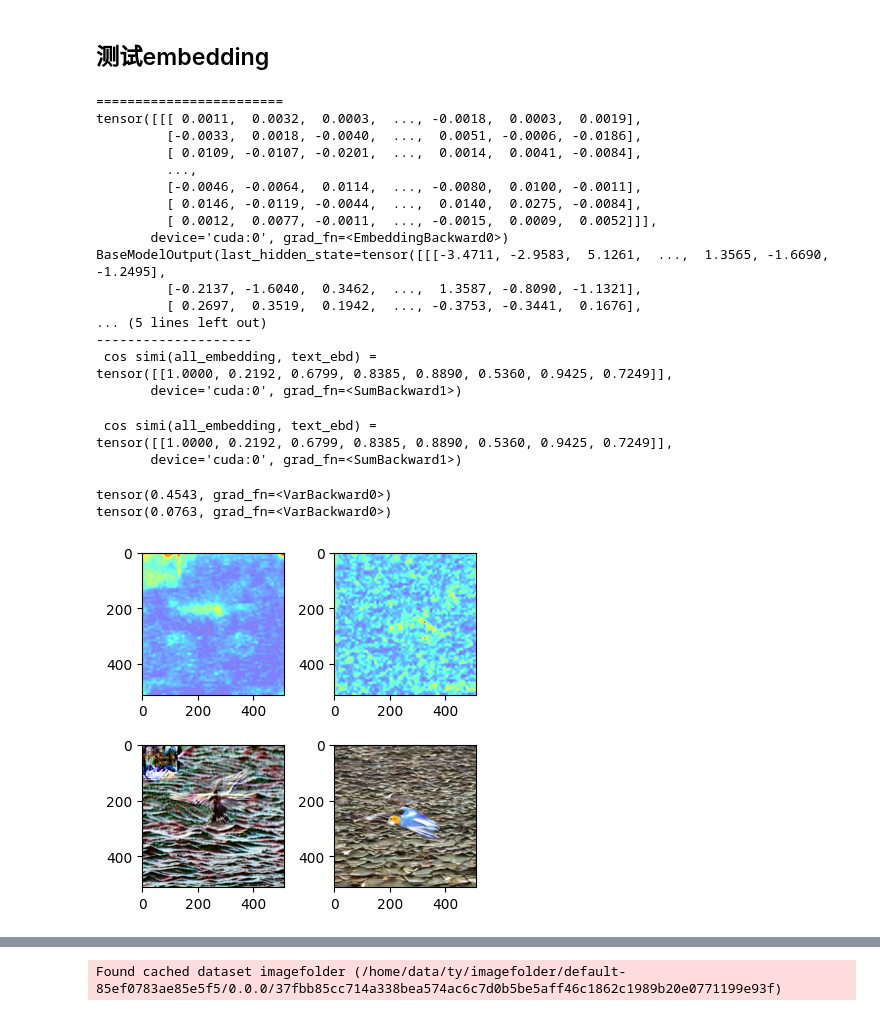
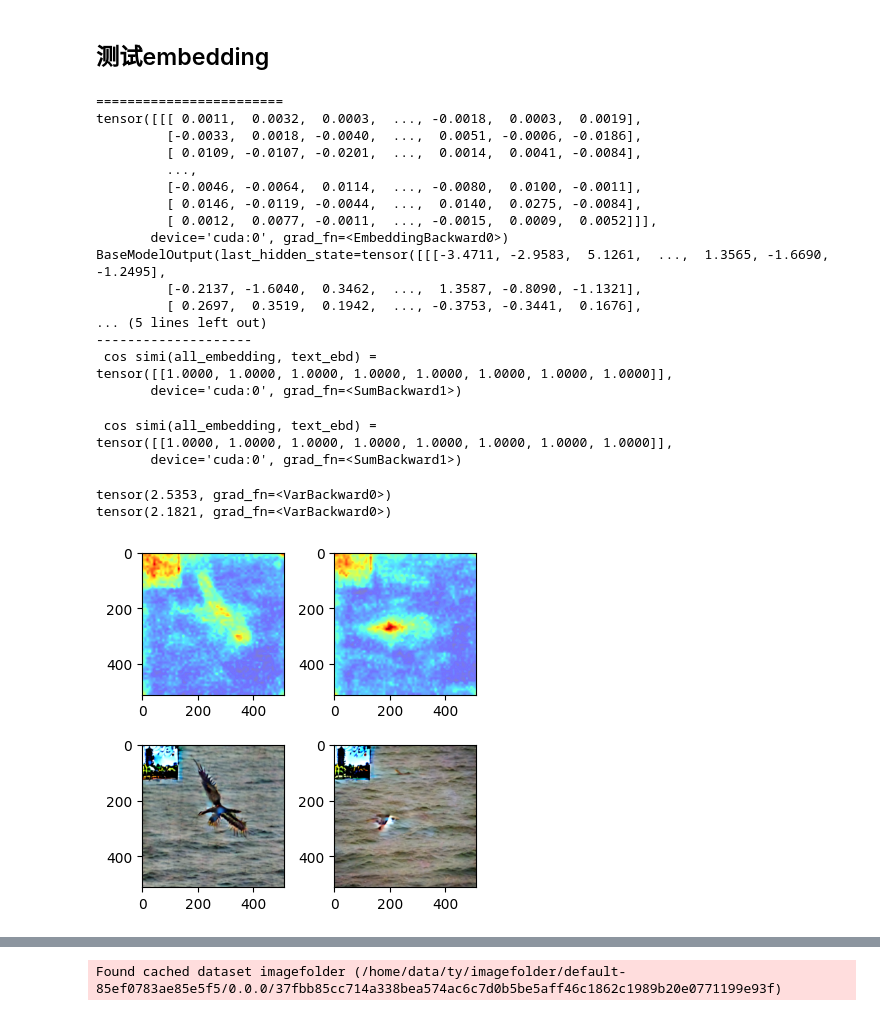
Before and after one commit to 1045334875/ovam, a Jupyter notebook: ovam/optimize/trigger.ipynb, the cells around one changed output, grey strips where cells are left out. Saved outputs shown, nothing was run; the diff lists cells and outputs as text; code cells hidden in the pictures.

```diff
--- a/ovam/optimize/trigger.ipynb
+++ b/ovam/optimize/trigger.ipynb
@@ -337,7 +337,7 @@ hidden_size: int = 768
 Token2Ebd = Embedding()
 Token2Ebd1 = Embedding1()
 # -----------------------------Prepare trigger-----------------------------------
-Trigger = "kind"
+Trigger = "sks"
 tri_ids = tokenizer(Trigger, padding=padding, return_tensors="pt").to(device)
 tri_embedding = Token2Ebd.token_embedding(tri_ids['input_ids'])
 Trigger_ids = tri_embedding[:,1:2,:].detach().clone().requires_grad_(True)
@@ -396,7 +396,7 @@ BaseModelOutput(last_hidden_state=tensor([[[-3.4711, -2.9583,  5.1261,  ...,  1.
 ... (5 lines left out)
 --------------------
  cos simi(all_embedding, text_ebd) =
-tensor([[1.0000, 0.2192, 0.6799, 0.8385, 0.8890, 0.5360, 0.9425, 0.7249]],
+tensor([[1.0000, 1.0000, 1.0000, 1.0000, 1.0000, 1.0000, 1.0000, 1.0000]],
        device='cuda:0', grad_fn=<SumBackward1>)
 # %%
 text_ebd = encode_text("sks Bird fly over the sea", device, tokenizer, text_encoder).to(device)
@@ -409,40 +409,40 @@ print(cosine_sim)
 set_seed(134246)
 
 with StableDiffusionHooker(pipe) as hooker:
-    out = pipe(num_inference_steps=3, prompt_embeds=text_ebd)
+    out = pipe(num_inference_steps=6, prompt_embeds=text_ebd)
     image_tri = out.images[0]
     ovam_evaluator3= hooker.get_ovam_callable(expand_size=(512,512))
 
     attention_maps3 = ovam_evaluator3(text_ebd[0]).squeeze().cpu()[1]#(512，512)
     loss_1 = torch.var(attention_maps3)
     # attention_maps3[(attention_maps3/attention_maps3.max())<0.1]= 0
     attention_maps3 = attention_maps3.detach()
 with StableDiffusionHooker(pipe) as hooker:
-    out2 = pipe(num_inference_steps=3, prompt_embeds=all_embedding[0])
+    out2 = pipe(num_inference_steps=6, prompt_embeds=all_embedding[0])
     image = out2.images[0]
     ovam_evaluator2= hooker.get_ovam_callable(expand_size=(512,512))
     attention_maps2 = ovam_evaluator2(all_embedding[0][0]).squeeze().cpu()[1]#(512，512)
     loss_2 = torch.var(attention_maps2)
     # attention_maps2[(attention_maps2/attention_maps2.max())<0.4]= 0
     attention_maps2 = attention_maps2.detach()
 
 print(loss_1)
 print(loss_2)
 
 fig, ((ax0, ax1), (ax2, ax3)) = plt.subplots(2, 2, figsize=(4, 4))
 # ax0.imshow(image_tri)
 ax2.imshow(image_tri)
 ax0.imshow(attention_maps3, alpha=attention_maps3 / attention_maps3.max(), cmap='jet')
 # ax1.imshow(image)
 ax3.imshow(image)
 ax1.imshow(attention_maps2, alpha=attention_maps2/ attention_maps2.max(), cmap='jet')
 
 fig.tight_layout()
 # print(tri_embedding.shape)
 # %% [output]
  cos simi(all_embedding, text_ebd) =
-tensor([[1.0000, 0.2192, 0.6799, 0.8385, 0.8890, 0.5360, 0.9425, 0.7249]],
+tensor([[1.0000, 1.0000, 1.0000, 1.0000, 1.0000, 1.0000, 1.0000, 1.0000]],
        device='cuda:0', grad_fn=<SumBackward1>)
-tensor(0.4543, grad_fn=<VarBackward0>)
-tensor(0.0763, grad_fn=<VarBackward0>)
+tensor(2.5353, grad_fn=<VarBackward0>)
+tensor(2.1821, grad_fn=<VarBackward0>)
-[figure, old version]
+[figure, new version]
```
Also changed, not shown: parts of 11 cells of this notebook, 1 other file.
